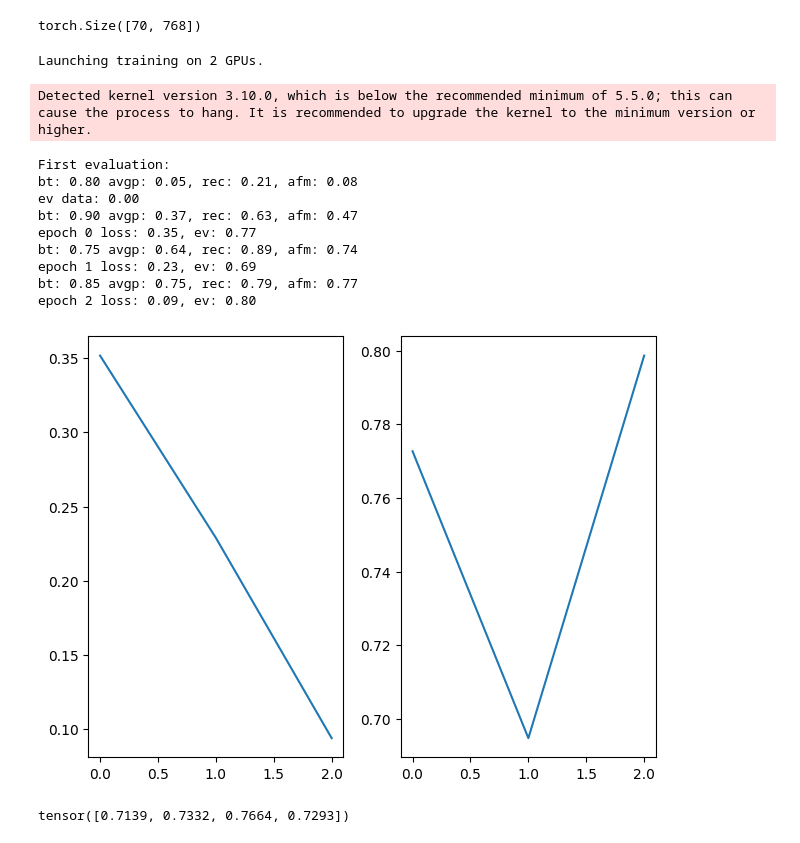
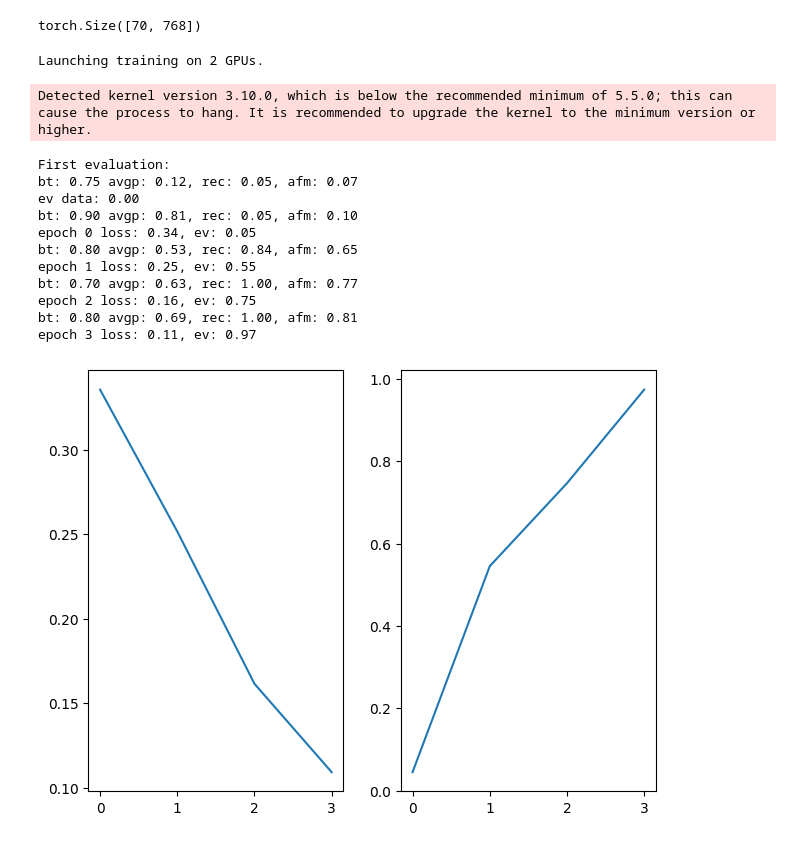
Before and after one commit to guihcs/cmatcher, a Jupyter notebook: lab.ipynb, the cells around one changed output. Cells and saved outputs as stored; diff of their text form; code cells hidden in the pictures.

```diff
--- a/lab.ipynb
+++ b/lab.ipynb
@@ -297,7 +258,7 @@ class Model(nn.Module):
     def __init__(self):
         super(Model, self).__init__()
         self.emb1 = BertEmb()
-        # self.gnn = GNN(768, 8, d=4)
+        self.gnn = GNN(768, 8, d=1)
 
 
     def forward(self, cqa=None, positive_sbg=None, negative_sbg=None):
@@ -329,14 +290,14 @@ class Model(nn.Module):
         feats = torch.cat(feats, dim=0)
         sf = feats[xi]
 
-        # props = []
-        # for f in TorchDataLoader(edge_attr, batch_size=4, shuffle=False):
-        #     props.append(checkpoint.checkpoint(self.emb1, f, use_reentrant=False))
-        # props = torch.cat(props, dim=0)
-        # edge_attr_sf = props[edge_attr_i]
-        #
-        # out = checkpoint.checkpoint(self.gnn, sf, edge_index, edge_attr_sf, use_reentrant=False)
-        return sf
+        props = []
+        for f in TorchDataLoader(edge_attr, batch_size=4, shuffle=False):
+            props.append(checkpoint.checkpoint(self.emb1, f, use_reentrant=False))
+        props = torch.cat(props, dim=0)
+        edge_attr_sf = props[edge_attr_i]
+
+        out = checkpoint.checkpoint(self.gnn, sf, edge_index, edge_attr_sf, use_reentrant=False)
+        return out
 
 
 model = Model()
@@ -397,7 +358,7 @@ def train_function(model, root_entities, graph_data, cq, cqid, res):
 
     lh = []
     evh = []
-    epochs = 3
+    epochs = 4
     batch_size = 2
     progress = None
 
@@ -444,64 +405,40 @@ def train_function(model, root_entities, graph_data, cq, cqid, res):
                 loss = triplet_loss(cqs, isbgs, isbgn)
                 el.append(accelerator.gather_for_metrics(loss.detach()))
                 accelerator.backward(loss)
 
                 optimizer.step()
                 if accelerator.is_main_process:
                     progress.update(1)
 
         lh.append(torch.stack(el).mean().item())
 
         evh.append(evm(accelerator, model, dataset, th=0.9))
         eval_test(accelerator, model, cqloader, graph_loader, cq, root_entities, res)
         accelerator.print(f'epoch {e} loss: {lh[-1]:.2f}, ev: {evh[-1]:.2f}')
 
 
     if accelerator.is_main_process:
         progress.close()
 
         fig, ax = plt.subplots(1, 2)
         fig.tight_layout()
         ax[0].plot(lh)
         ax[1].plot(evh)
         plt.show()
 
 notebook_launcher(train_function, (model, root_entities, graph_data, cq, cqid, fres), num_processes=2, use_port='29502')
 # %% [output]
 Launching training on 2 GPUs.
 Detected kernel version 3.10.0, which is below the recommended minimum of 5.5.0; this can cause the process to hang. It is recommended to upgrade the kernel to the minimum version or higher.
 First evaluation:
-bt: 0.80 avgp: 0.05, rec: 0.21, afm: 0.08
+bt: 0.75 avgp: 0.12, rec: 0.05, afm: 0.07
 ev data: 0.00
-bt: 0.90 avgp: 0.37, rec: 0.63, afm: 0.47
-epoch 0 loss: 0.35, ev: 0.77
-bt: 0.75 avgp: 0.64, rec: 0.89, afm: 0.74
-epoch 1 loss: 0.23, ev: 0.69
-bt: 0.85 avgp: 0.75, rec: 0.79, afm: 0.77
-epoch 2 loss: 0.09, ev: 0.80
+bt: 0.90 avgp: 0.81, rec: 0.05, afm: 0.10
+epoch 0 loss: 0.34, ev: 0.05
+bt: 0.80 avgp: 0.53, rec: 0.84, afm: 0.65
+epoch 1 loss: 0.25, ev: 0.55
+bt: 0.70 avgp: 0.63, rec: 1.00, afm: 0.77
+epoch 2 loss: 0.16, ev: 0.75
+bt: 0.80 avgp: 0.69, rec: 1.00, afm: 0.81
+epoch 3 loss: 0.11, ev: 0.97
-[figure, old version]
+[figure, new version]
-# %%
-cqa = '''
-SELECT distinct ?s WHERE {
-?s a <http://conference#AcceptedPaper> .
-}
-'''
-
-e1 = 'http://conference#Paper'
-e2 = 'http://conference#Document'
-e3 = 'http://edas#Commitee'
-e4 = 'http://edas#Document'
-
-cqad = tokenizer(cqa, return_tensors='pt', padding=True)['input_ids']
-
-es = tokenizer([e1, e2, e3, e4], return_tensors='pt', padding=True)['input_ids']
-
-with torch.no_grad():
-
-    cqs, _, _ = model(cqa=cqad)
-    _, sbgs, _ = model(positive_sbg=(es, torch.LongTensor([0, 1, 2, 3]),
-                              [], [], []))
-
-
-    print(torch.cosine_similarity(cqs, sbgs))
-# %% [output]
-tensor([0.7139, 0.7332, 0.7664, 0.7293])
```
Also changed, not shown: parts of 2 cells of this notebook, 1 other file.
